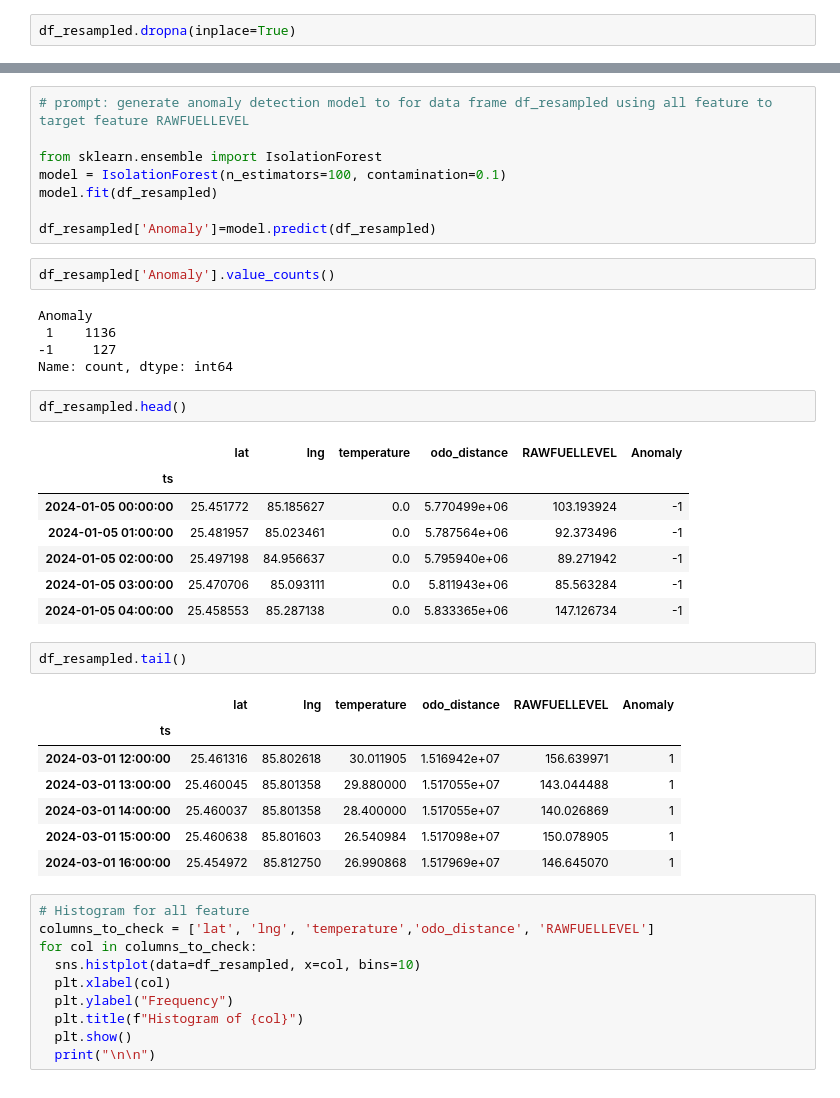
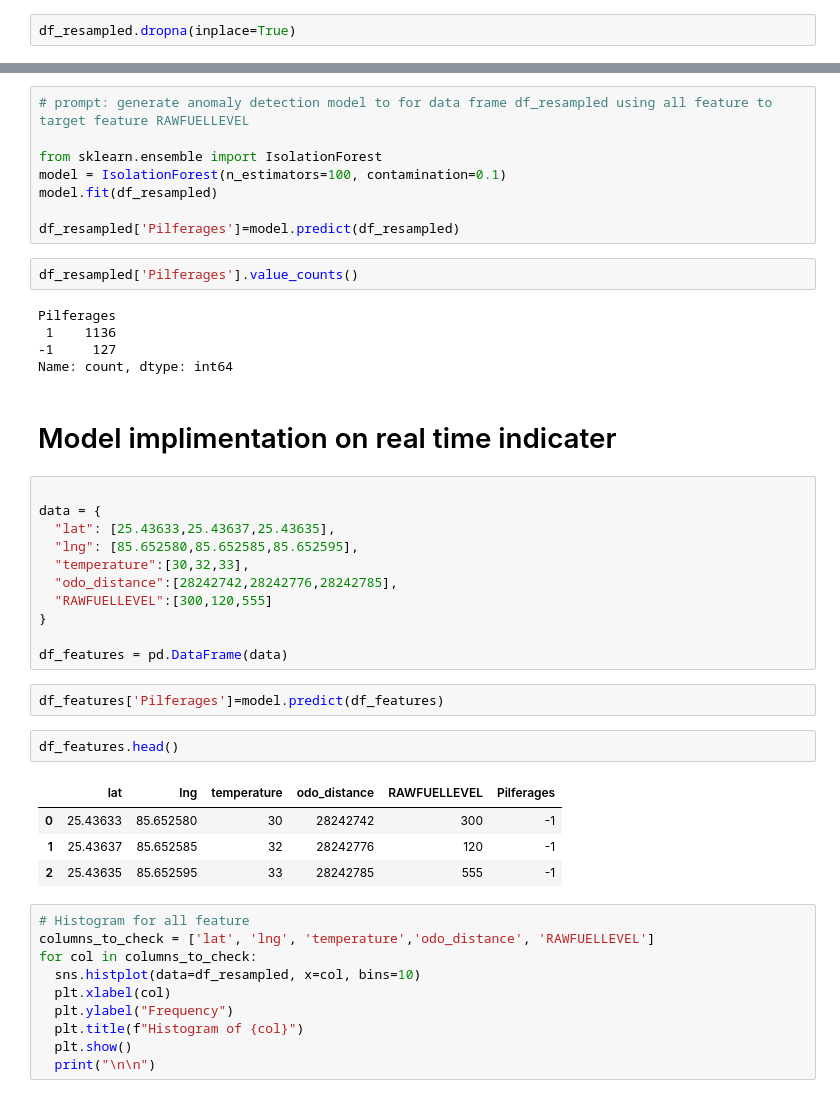
Before and after one commit to Mukund94/FUEL-MANAGEMENT-SOLUTION-TEST-CASE, a Jupyter notebook: FUEL_MANAGEMENT_SOLUTION_TEST_CASE.ipynb, the cells around one changed output, grey strips where cells are left out. Saved outputs shown, nothing was run; the diff lists cells and outputs as text.

```diff
--- a/FUEL_MANAGEMENT_SOLUTION_TEST_CASE.ipynb
+++ b/FUEL_MANAGEMENT_SOLUTION_TEST_CASE.ipynb
@@ -532,34 +582,36 @@ from sklearn.ensemble import IsolationForest
 model = IsolationForest(n_estimators=100, contamination=0.1)
 model.fit(df_resampled)
 
-df_resampled['Anomaly']=model.predict(df_resampled)
+df_resampled['Pilferages']=model.predict(df_resampled)
 # %%
-df_resampled['Anomaly'].value_counts()
+df_resampled['Pilferages'].value_counts()
 # %% [output]
-Anomaly
+Pilferages
  1    1136
 -1     127
 Name: count, dtype: int64
+# %% [markdown]
+# Model implimentation on real time indicater
+# %%
+
+data = {
+  "lat": [25.43633,25.43637,25.43635],
+  "lng": [85.652580,85.652585,85.652595],
+  "temperature":[30,32,33],
+  "odo_distance":[28242742,28242776,28242785],
+  "RAWFUELLEVEL":[300,120,555]
+}
+
+df_features = pd.DataFrame(data)
+# %%
+df_features['Pilferages']=model.predict(df_features)
 # %%
-df_resampled.head()
+df_features.head()
 # %% [output]
-|  | lat | lng | temperature | odo_distance | RAWFUELLEVEL | Anomaly |
-| ts |  |  |  |  |  |  |
-| 2024-01-05 00:00:00 | 25.451772 | 85.185627 | 0.0 | 5.770499e+06 | 103.193924 | -1 |
-| 2024-01-05 01:00:00 | 25.481957 | 85.023461 | 0.0 | 5.787564e+06 | 92.373496 | -1 |
-| 2024-01-05 02:00:00 | 25.497198 | 84.956637 | 0.0 | 5.795940e+06 | 89.271942 | -1 |
-| 2024-01-05 03:00:00 | 25.470706 | 85.093111 | 0.0 | 5.811943e+06 | 85.563284 | -1 |
-| 2024-01-05 04:00:00 | 25.458553 | 85.287138 | 0.0 | 5.833365e+06 | 147.126734 | -1 |
+|  | lat | lng | temperature | odo_distance | RAWFUELLEVEL | Pilferages |
+| 0 | 25.43633 | 85.652580 | 30 | 28242742 | 300 | -1 |
+| 1 | 25.43637 | 85.652585 | 32 | 28242776 | 120 | -1 |
+| 2 | 25.43635 | 85.652595 | 33 | 28242785 | 555 | -1 |
-# %%
-df_resampled.tail()
-# %% [output]
-|  | lat | lng | temperature | odo_distance | RAWFUELLEVEL | Anomaly |
-| ts |  |  |  |  |  |  |
-| 2024-03-01 12:00:00 | 25.461316 | 85.802618 | 30.011905 | 1.516942e+07 | 156.639971 | 1 |
-| 2024-03-01 13:00:00 | 25.460045 | 85.801358 | 29.880000 | 1.517055e+07 | 143.044488 | 1 |
-| 2024-03-01 14:00:00 | 25.460037 | 85.801358 | 28.400000 | 1.517055e+07 | 140.026869 | 1 |
-| 2024-03-01 15:00:00 | 25.460638 | 85.801603 | 26.540984 | 1.517098e+07 | 150.078905 | 1 |
-| 2024-03-01 16:00:00 | 25.454972 | 85.812750 | 26.990868 | 1.517969e+07 | 146.645070 | 1 |
 # %%
 # Histogram for all feature
 columns_to_check = ['lat', 'lng', 'temperature','odo_distance', 'RAWFUELLEVEL']
```
Also changed, not shown: parts of 34 cells of this notebook, 1 other file.
